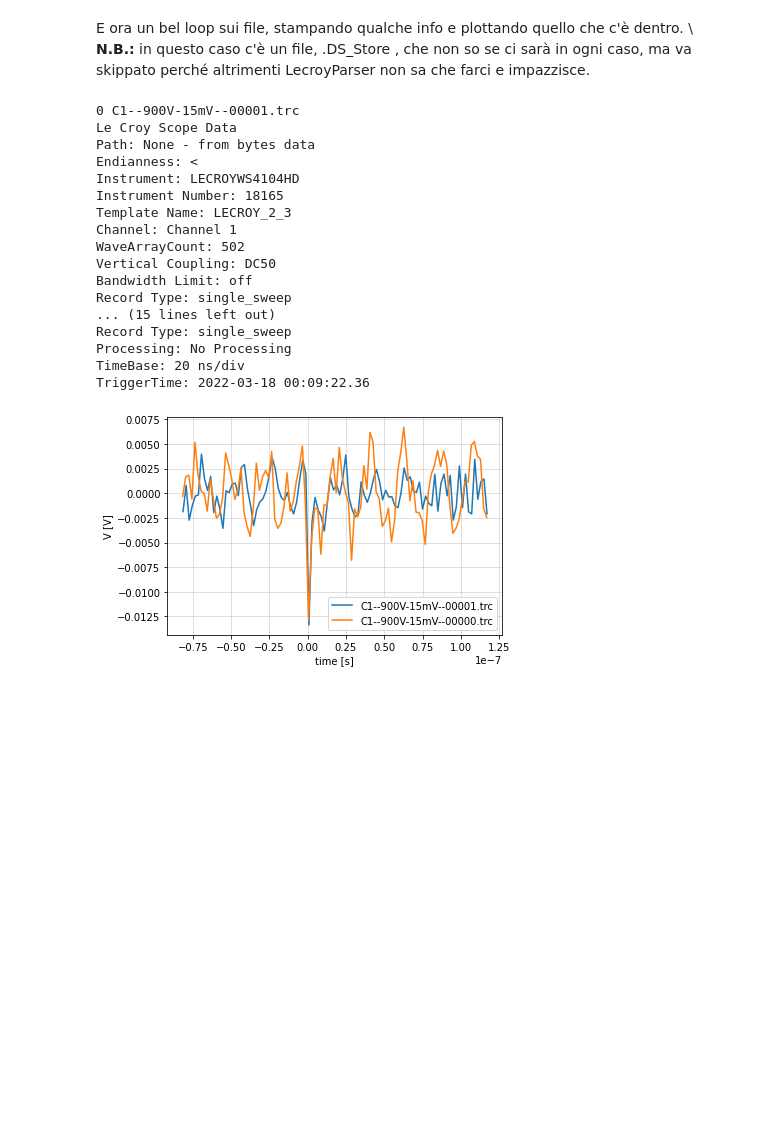
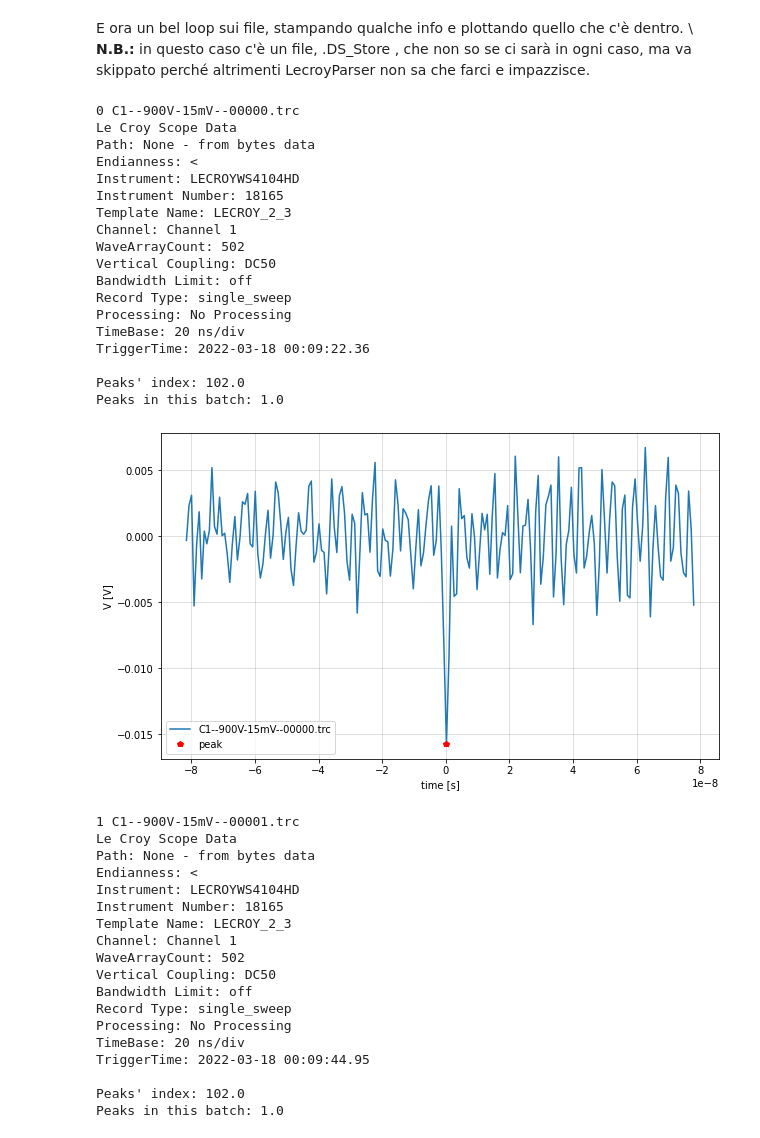
Before and after one commit to lucazappaterra/PhysLab-II---CYGNO, a Jupyter notebook: trc_format_usage.ipynb, the cells around one changed output. Saved outputs shown, nothing was run; the diff lists cells and outputs as text; code cells hidden in the pictures; blank space fills up the shorter version.

```diff
--- a/trc_format_usage.ipynb
+++ b/trc_format_usage.ipynb
@@ -54,37 +57,73 @@ files = os.listdir(path)
 E ora un bel loop sui file, stampando qualche info e plottando quello che c'è dentro. \\
 **N.B.:** in questo caso c'è un file, .DS_Store , che non so se ci sarà in ogni caso, ma va skippato perché altrimenti LecroyParser non sa che farci e impazzisce.
 # %%
-usample=100
+from scipy import signal
+import numpy as np
+peaks = np.zeros(len(files))
+peakpos = np.zeros(len(files))
+usample=200
 for i,filename in enumerate(files):
     print(i,filename)
+
     #if(i==2): pass # .Ds_Store
     #else:
     f = open(path+filename, 'rb')
     data = lecroyparser.ScopeData(data = f.read(), sparse=usample) # sparse limits the number of samples in the output array,
                                                                    # we can't go further than the "WaveArrayCount"
     print(data)
+
+    # let's find and print the number of peaks in the batch
+    peaks[i] = len(signal.find_peaks(-1*data.y, prominence=0.015)[0])
+    peakpos[i] = signal.find_peaks(-1*data.y, prominence=0.015)[0]
+    print(f"Peaks' index: {peakpos[i]}")
+    print(f'Peaks in this batch: {peaks[i]}\n')
+
+    # now let's plot some stuff
+    plt.figure(figsize=(10,6))
     plt.plot(data.x, data.y, label=filename)
+    plt.plot(data.x[int(peakpos[i])], data.y[int(peakpos[i])], 'p', color='red', label='peak')
     plt.grid(alpha=.5)
     plt.xlabel('time [s]')
     plt.ylabel('V [V]')
     plt.legend()
     f.close()
+    plt.show()
+    #break
 # %% [output]
-0 C1--900V-15mV--00001.trc
+0 C1--900V-15mV--00000.trc
 Le Croy Scope Data
 Path: None - from bytes data
 Endianness: <
 Instrument: LECROYWS4104HD
 Instrument Number: 18165
 Template Name: LECROY_2_3
 Channel: Channel 1
 WaveArrayCount: 502
 Vertical Coupling: DC50
 Bandwidth Limit: off
 Record Type: single_sweep
-... (15 lines left out)
-Record Type: single_sweep
 Processing: No Processing
 TimeBase: 20 ns/div
 TriggerTime: 2022-03-18 00:09:22.36
+
+Peaks' index: 102.0
+Peaks in this batch: 1.0
-[figure, old version]
+[figure, new version]
+1 C1--900V-15mV--00001.trc
+Le Croy Scope Data
+Path: None - from bytes data
+Endianness: <
+Instrument: LECROYWS4104HD
+Instrument Number: 18165
+Template Name: LECROY_2_3
+Channel: Channel 1
+WaveArrayCount: 502
+Vertical Coupling: DC50
+Bandwidth Limit: off
+Record Type: single_sweep
+Processing: No Processing
+TimeBase: 20 ns/div
+TriggerTime: 2022-03-18 00:09:44.95
+
+Peaks' index: 102.0
+Peaks in this batch: 1.0
```
Also changed, not shown: parts of 7 cells of this notebook.
